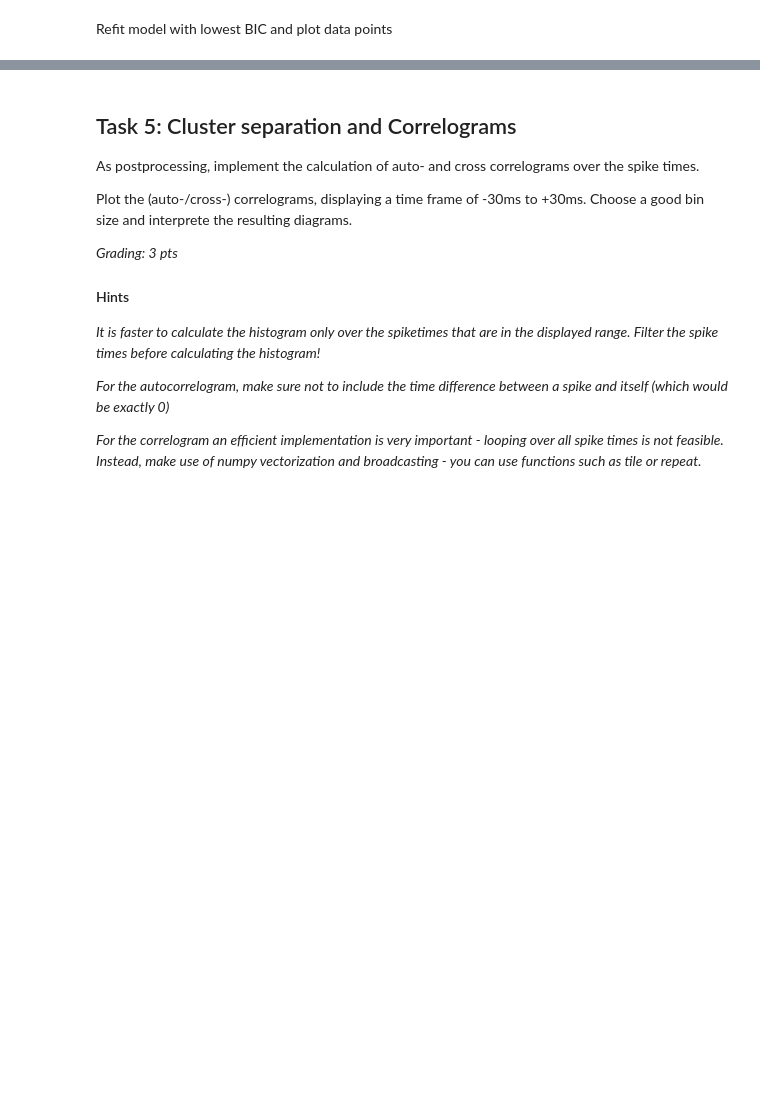
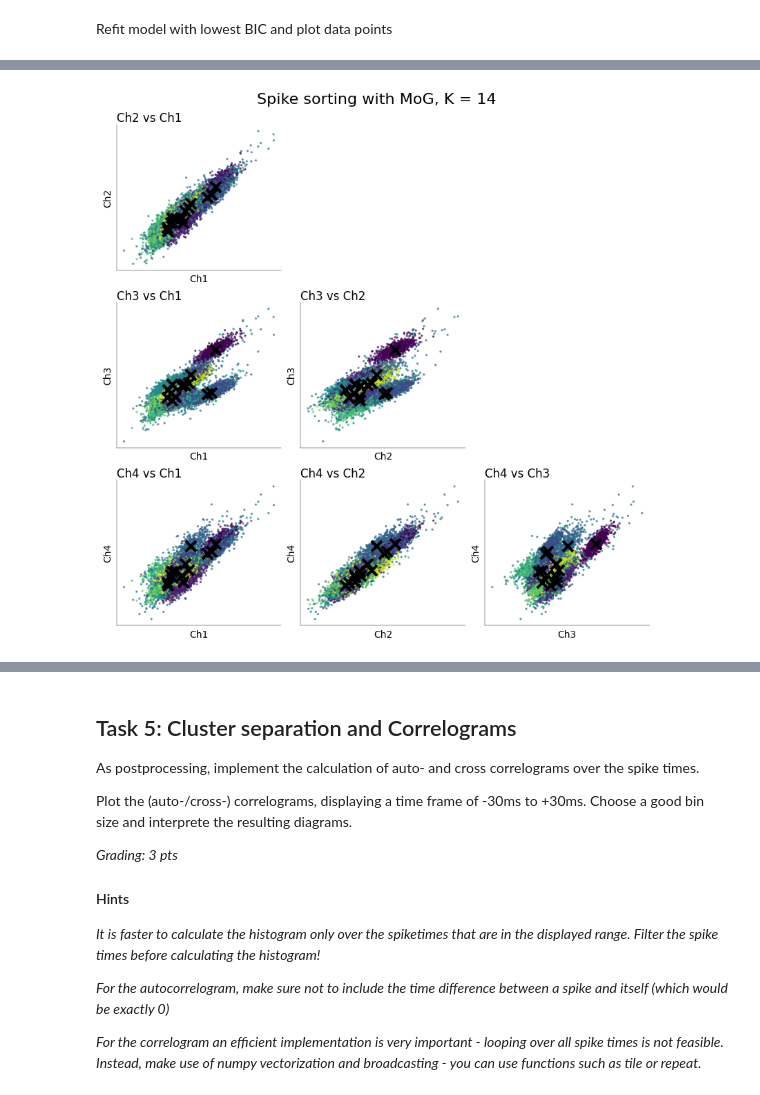
Before and after one commit to moistsoy/Neural-Data-Science, a Jupyter notebook: Lab2/notebooks/CodingLab2.ipynb, the cells around one changed output, grey strips where cells are left out. Saved outputs shown, nothing was run; the diff lists cells and outputs as text; code cells hidden in the pictures; blank space fills up the shorter version.

```diff
--- a/Lab2/notebooks/CodingLab2.ipynb
+++ b/Lab2/notebooks/CodingLab2.ipynb
@@ -564,0 +610,46 @@ print(f"lowest BIC: # cluster = {K[kk]}")
+# %%
+# ------------------------------------------------------------------------------------------------------------------
+# Create scatterplots of the first PCs under the best model for all pairwise combinations of the 4 channels. (1 pt)
+# ------------------------------------------------------------------------------------------------------------------
+mosaic = [
+    ["Ch2 vs Ch1", ".", "."],
+    ["Ch3 vs Ch1", "Ch3 vs Ch2", "."],
+    ["Ch4 vs Ch1", "Ch4 vs Ch2", "Ch4 vs Ch3"],
+]
+
+fig, ax = plt.subplot_mosaic(
+    mosaic=mosaic, figsize=(8, 8), layout="constrained", dpi=100
+)
+
+# index of the 1st PC in b
+i = {"Ch1": 0, "Ch2": 3, "Ch3": 6, "Ch4": 9}
+
+for mo in np.ravel(mosaic):
+    if mo == ".":
+        continue
+
+    y_ch, x_ch = mo.split(" vs ")
+
+    # plot spikes colored by assigned cluster
+    ax[mo].scatter(b[:, i[x_ch]], b[:, i[y_ch]], c=a, s=8, alpha=0.6)
+
+    # plot cluster means
+    ax[mo].scatter(
+        m_best[:, i[x_ch]],
+        m_best[:, i[y_ch]],
+        marker="x",
+        s=120,
+        linewidths=3,
+        color="black",
+    )
+
+    ax[mo].set_xlabel(x_ch)
+    ax[mo].set_ylabel(y_ch)
+    ax[mo].set_title(mo, loc="left")
+    ax[mo].set_xticks([])
+    ax[mo].set_yticks([])
+
+fig.suptitle(f"Spike sorting with MoG, K = {best_K}", fontsize=16)
+plt.show()
+# %% [output]
+[figure, added]
```
Also changed, not shown: parts of 10 cells of this notebook.
